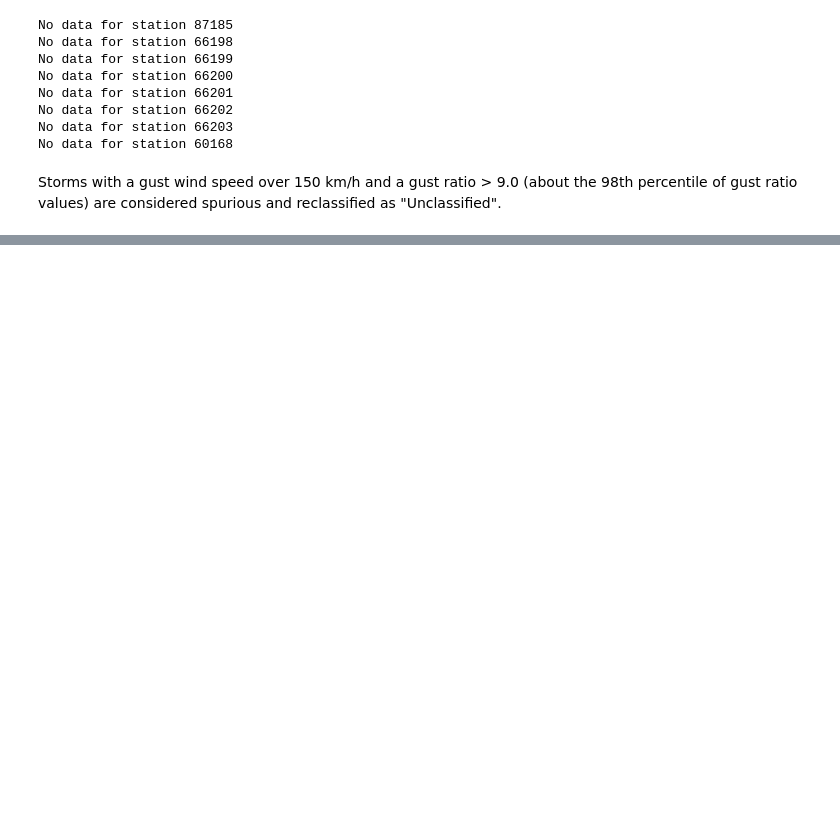
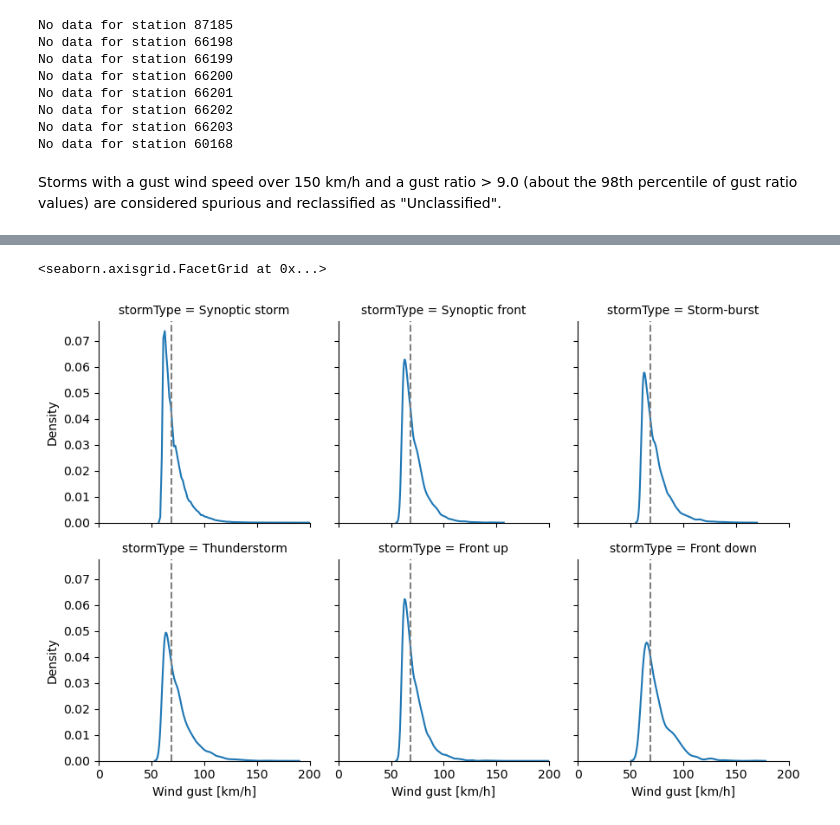
Before and after one commit to GeoscienceAustralia/nhi-process, a Jupyter notebook: analysis/obs/analyseStormEventTypes.ipynb, the cells around one changed output, grey strips where cells are left out. Cells and saved outputs as stored; diff of their text form; code cells hidden in the pictures; blank space fills up the shorter version.

Commit message:
Do basic analysis of storm type

```diff
--- a/analysis/obs/analyseStormEventTypes.ipynb
+++ b/analysis/obs/analyseStormEventTypes.ipynb
@@ -89,0 +92,15 @@ sns.displot(data=datadf.loc[~datadf.stormType.isin(['Spike', 'Unclassified'])],
+# %%
+g = sns.FacetGrid(datadf.loc[~datadf.stormType.isin(['Spike', 'Unclassified'])],
+                  col='stormType', col_wrap=3,
+                  col_order=
+                  ["Synoptic storm", "Synoptic front",
+                   "Storm-burst", "Thunderstorm",
+                   "Front up", "Front down"])
+g.map(sns.kdeplot, 'windgust', )
+g.refline(x=datadf.loc[~datadf.stormType.isin(['Spike', 'Unclassified'])]["windgust"].median())
+g.set_axis_labels("Wind gust [km/h]", "Density")
+g.set(xlim=(0, 200))
+g.tight_layout()
+# %% [output]
+<seaborn.axisgrid.FacetGrid at 0x...>
+[figure, added]
```
Also changed, not shown: parts of 10 cells of this notebook.
